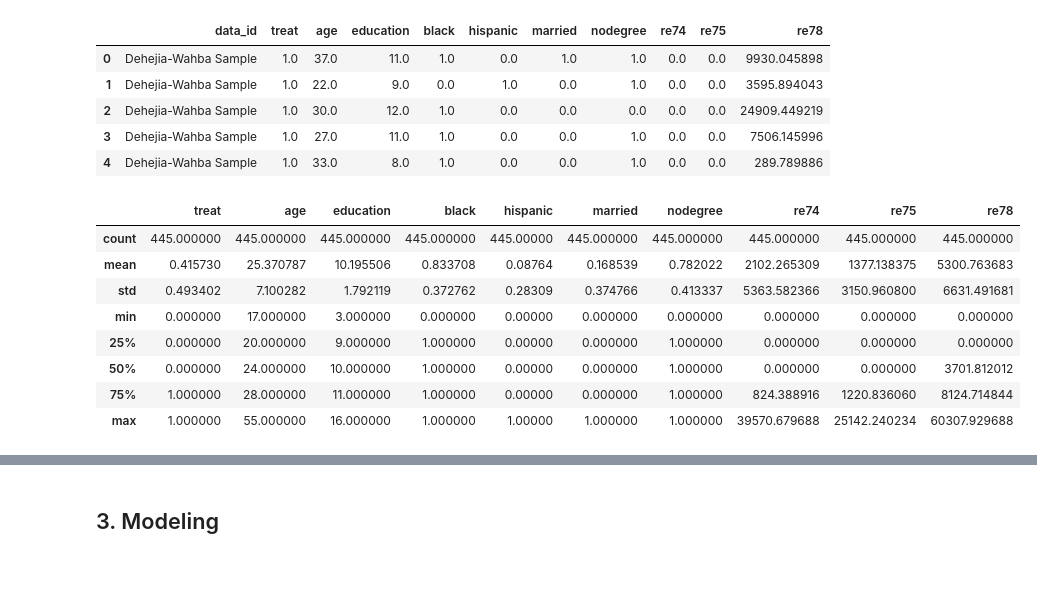
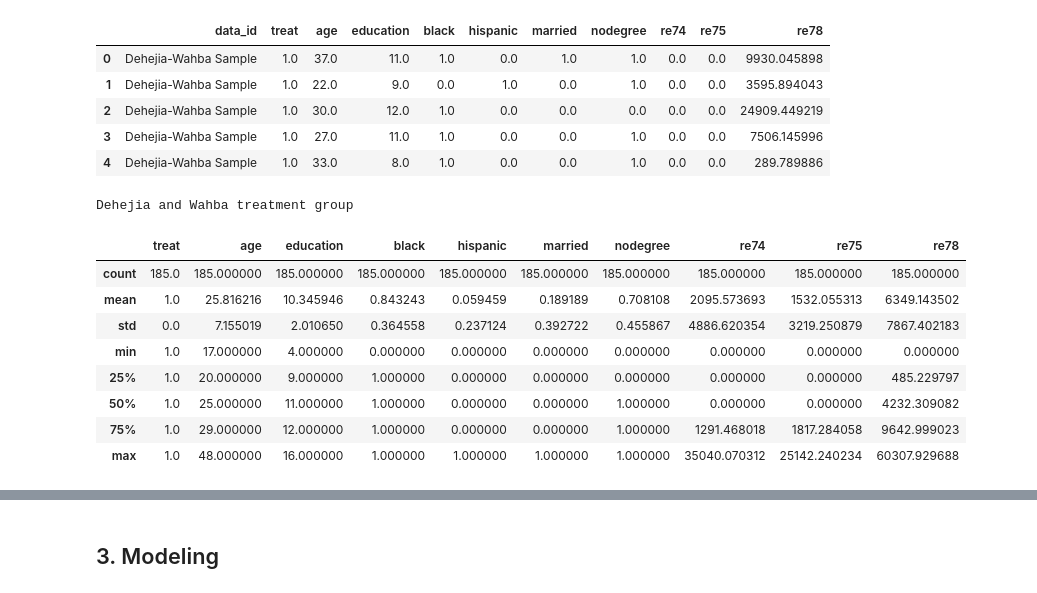
Before and after one commit to Masashi-Yoshioka/570_Project, a Jupyter notebook: 570_Project.ipynb, the cells around one changed output, grey strips where cells are left out. Drawn from its saved outputs; the diff is of its cells as text; code cells hidden in the pictures.

```diff
--- a/570_Project.ipynb
+++ b/570_Project.ipynb
@@ -82,14 +126,17 @@ df_nsw_dw.head()
 | 3 | Dehejia-Wahba Sample | 1.0 | 27.0 | 11.0 | 1.0 | 0.0 | 0.0 | 1.0 | 0.0 | 0.0 | 7506.145996 |
 | 4 | Dehejia-Wahba Sample | 1.0 | 33.0 | 8.0 | 1.0 | 0.0 | 0.0 | 1.0 | 0.0 | 0.0 | 289.789886 |
 # %%
-df_nsw_dw.describe()
+# Treatment group in Dehejia and Wahba (1999)
+print('Dehejia and Wahba treatment group')
+df_nsw_dw[df_nsw_dw['treat'] == 1].describe()
 # %% [output]
+Dehejia and Wahba treatment group
 |  | treat | age | education | black | hispanic | married | nodegree | re74 | re75 | re78 |
-| count | 445.000000 | 445.000000 | 445.000000 | 445.000000 | 445.00000 | 445.000000 | 445.000000 | 445.000000 | 445.000000 | 445.000000 |
-| mean | 0.415730 | 25.370787 | 10.195506 | 0.833708 | 0.08764 | 0.168539 | 0.782022 | 2102.265309 | 1377.138375 | 5300.763683 |
-| std | 0.493402 | 7.100282 | 1.792119 | 0.372762 | 0.28309 | 0.374766 | 0.413337 | 5363.582366 | 3150.960800 | 6631.491681 |
-| min | 0.000000 | 17.000000 | 3.000000 | 0.000000 | 0.00000 | 0.000000 | 0.000000 | 0.000000 | 0.000000 | 0.000000 |
-| 25% | 0.000000 | 20.000000 | 9.000000 | 1.000000 | 0.00000 | 0.000000 | 1.000000 | 0.000000 | 0.000000 | 0.000000 |
-| 50% | 0.000000 | 24.000000 | 10.000000 | 1.000000 | 0.00000 | 0.000000 | 1.000000 | 0.000000 | 0.000000 | 3701.812012 |
-| 75% | 1.000000 | 28.000000 | 11.000000 | 1.000000 | 0.00000 | 0.000000 | 1.000000 | 824.388916 | 1220.836060 | 8124.714844 |
-| max | 1.000000 | 55.000000 | 16.000000 | 1.000000 | 1.00000 | 1.000000 | 1.000000 | 39570.679688 | 25142.240234 | 60307.929688 |
+| count | 185.0 | 185.000000 | 185.000000 | 185.000000 | 185.000000 | 185.000000 | 185.000000 | 185.000000 | 185.000000 | 185.000000 |
+| mean | 1.0 | 25.816216 | 10.345946 | 0.843243 | 0.059459 | 0.189189 | 0.708108 | 2095.573693 | 1532.055313 | 6349.143502 |
+| std | 0.0 | 7.155019 | 2.010650 | 0.364558 | 0.237124 | 0.392722 | 0.455867 | 4886.620354 | 3219.250879 | 7867.402183 |
+| min | 1.0 | 17.000000 | 4.000000 | 0.000000 | 0.000000 | 0.000000 | 0.000000 | 0.000000 | 0.000000 | 0.000000 |
+| 25% | 1.0 | 20.000000 | 9.000000 | 1.000000 | 0.000000 | 0.000000 | 0.000000 | 0.000000 | 0.000000 | 485.229797 |
+| 50% | 1.0 | 25.000000 | 11.000000 | 1.000000 | 0.000000 | 0.000000 | 1.000000 | 0.000000 | 0.000000 | 4232.309082 |
+| 75% | 1.0 | 29.000000 | 12.000000 | 1.000000 | 0.000000 | 0.000000 | 1.000000 | 1291.468018 | 1817.284058 | 9642.999023 |
+| max | 1.0 | 48.000000 | 16.000000 | 1.000000 | 1.000000 | 1.000000 | 1.000000 | 35040.070312 | 25142.240234 | 60307.929688 |
```
Also changed, not shown: parts of 54 cells of this notebook, 4 other files.
